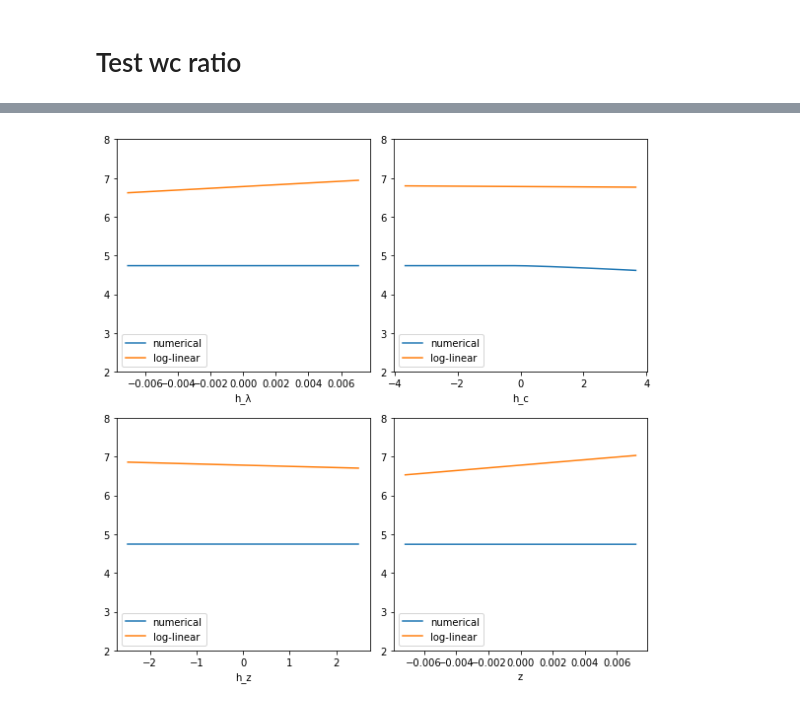
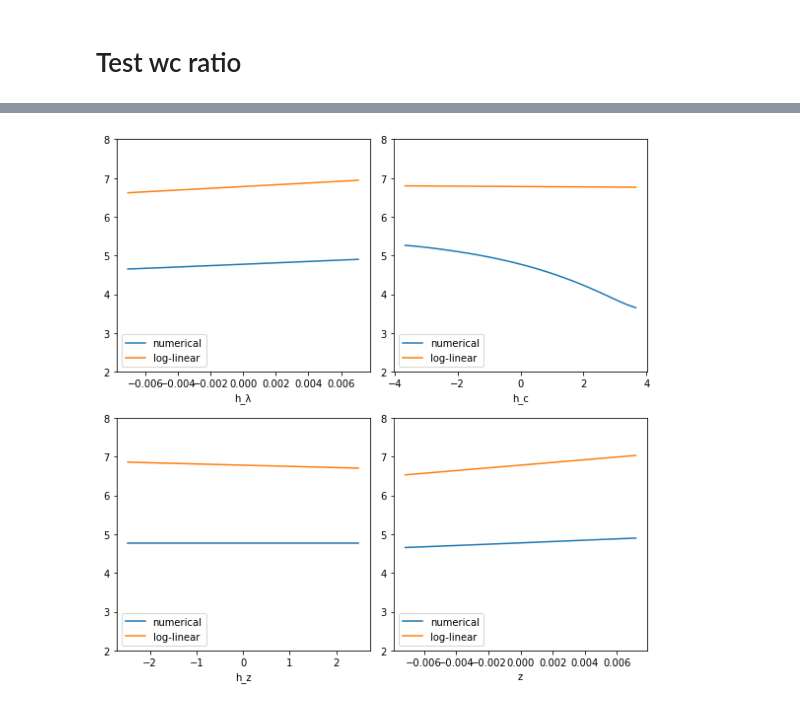
Before and after one commit to jstac/sdfs_via_autodiff, a Jupyter notebook: code/notebooks/test continuous.ipynb, the cells around one changed output, grey strips where cells are left out. Drawn from its saved outputs; the diff is of its cells as text; code cells hidden in the pictures.

```diff
--- a/code/notebooks/test continuous.ipynb
+++ b/code/notebooks/test continuous.ipynb
@@ -20,10 +19,10 @@ wc_loglinear = wc_loglinear_factory(ssy)
 # %% [markdown]
 # Test wc ratio
 # %%
-zs   = 20
-hzs  = 20
-hcs  = 20
-hλs  = 20
+zs   = 30
+hzs  = 30
+hcs  = 30
+hλs  = 30
 std_devs = 5.0
 w_init = jnp.ones(shape=(hλs, hcs, hzs, zs))
 # %%
@@ -76,0 +82,8 @@ DeviceArray([[[[114.38838453, 115.78177547, 117.42474172, ...,
+# %%
+%%time
+
+grids, out = wc_ratio_continuous(ssy, h_λ_grid_size=hλs, h_c_grid_size=hcs,
+                                 h_z_grid_size=hzs, z_grid_size=zs,
+                                 num_std_devs=std_devs, mc_draw_size=5000,
+                                 w_init=w_init, ram_free=20, tol=1e-5, algorithm="AA",
+                                 write_to_file=True, filename='w_star_data.npy')
@@ -77,4 +117,3 @@ DeviceArray([[[[114.38838453, 115.78177547, 117.42474172, ...,
 # %%
-def wc_func(x):
-    return jit_map_coordinates(out, x)
+wc_func = construct_wstar_callable('w_star_data.npy')
 # %%
@@ -82,27 +121,27 @@ def wc_func(x):
 # %%
 fig, axes = plt.subplots(2, 2, figsize=(8, 8))
 
-grids = (h_λ_grid, h_c_grid, h_z_grid, z_grid)
+
 titles = 'h_λ', 'h_c', 'h_z', 'z'
 
 for pos, grid, title in zip(range(4), grids, titles):
     ax = axes.flatten()[pos]
     y1 = np.empty_like(grid)
     y2 = np.empty_like(grid)
 
     for i, val in enumerate(grid):
         x = np.zeros(4)
         x[pos] = val
         y1[i] = np.log(wc_func(x))
         y2[i] = wc_loglinear(x)
 
     ax.plot(grid, y1, label='numerical')
     ax.plot(grid, y2, label='log-linear')
     ax.set_xlabel(title)
     ax.set_ylim(2, 8)
     ax.legend(loc='lower left')
 
 plt.tight_layout()
 plt.show()
 # %% [output]
-[figure, old version]
+[figure, new version]
```
Also changed, not shown: parts of 37 cells of this notebook, 3 other files.
